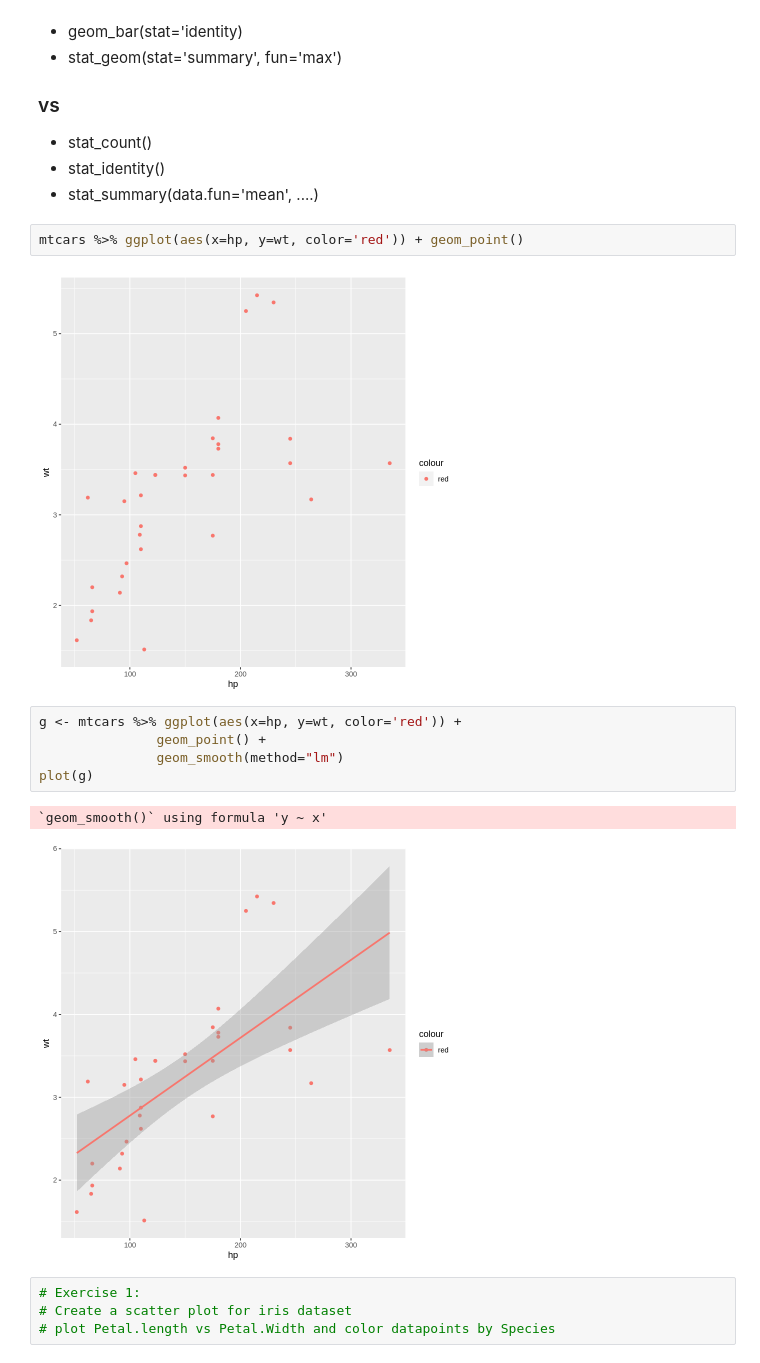
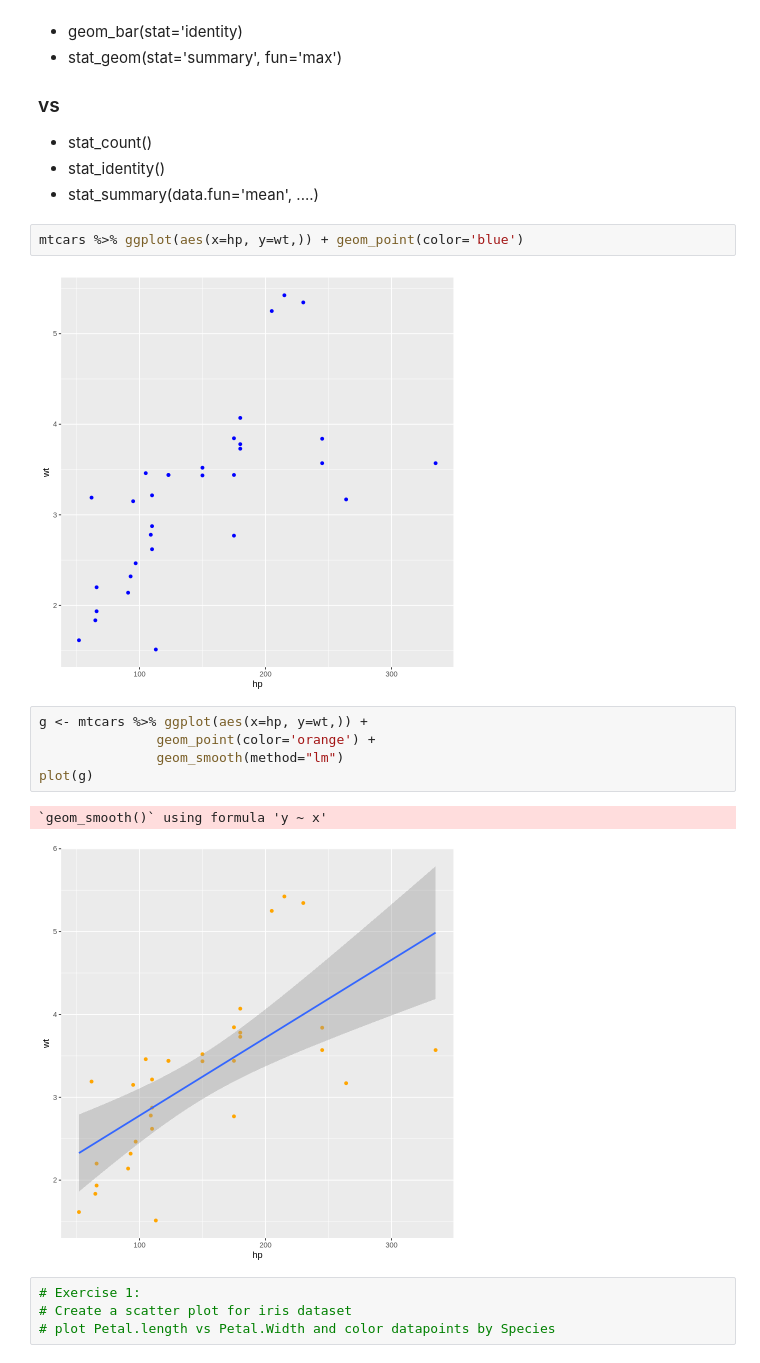
Before and after one commit to kamclar/statisticka_analyza_dat_cviceni, a Jupyter notebook: Lesson_05.ipynb, the cells around one changed output. Saved outputs shown, nothing was run; the diff lists cells and outputs as text.

```diff
--- a/Lesson_05.ipynb
+++ b/Lesson_05.ipynb
@@ -88,17 +88,17 @@ An alternative way how to work with data and prepare them for plotting<br>
 - stat_identity()
 - stat_summary(data.fun='mean', ....)
 # %%
-mtcars %>% ggplot(aes(x=hp, y=wt, color='red')) + geom_point()
+mtcars %>% ggplot(aes(x=hp, y=wt,)) + geom_point(color='blue')
 # %% [output]
-[figure, old version]
+[figure, new version]
 # %%
-g <- mtcars %>% ggplot(aes(x=hp, y=wt, color='red')) +
-               geom_point() +
+g <- mtcars %>% ggplot(aes(x=hp, y=wt,)) +
+               geom_point(color='orange') +
                geom_smooth(method="lm")
 plot(g)
 # %% [output]
 `geom_smooth()` using formula 'y ~ x'
-[figure, old version]
+[figure, new version]
 # %%
 # Exercise 1:
 # Create a scatter plot for iris dataset
```
Also changed, not shown: parts of 1 cell of this notebook.
